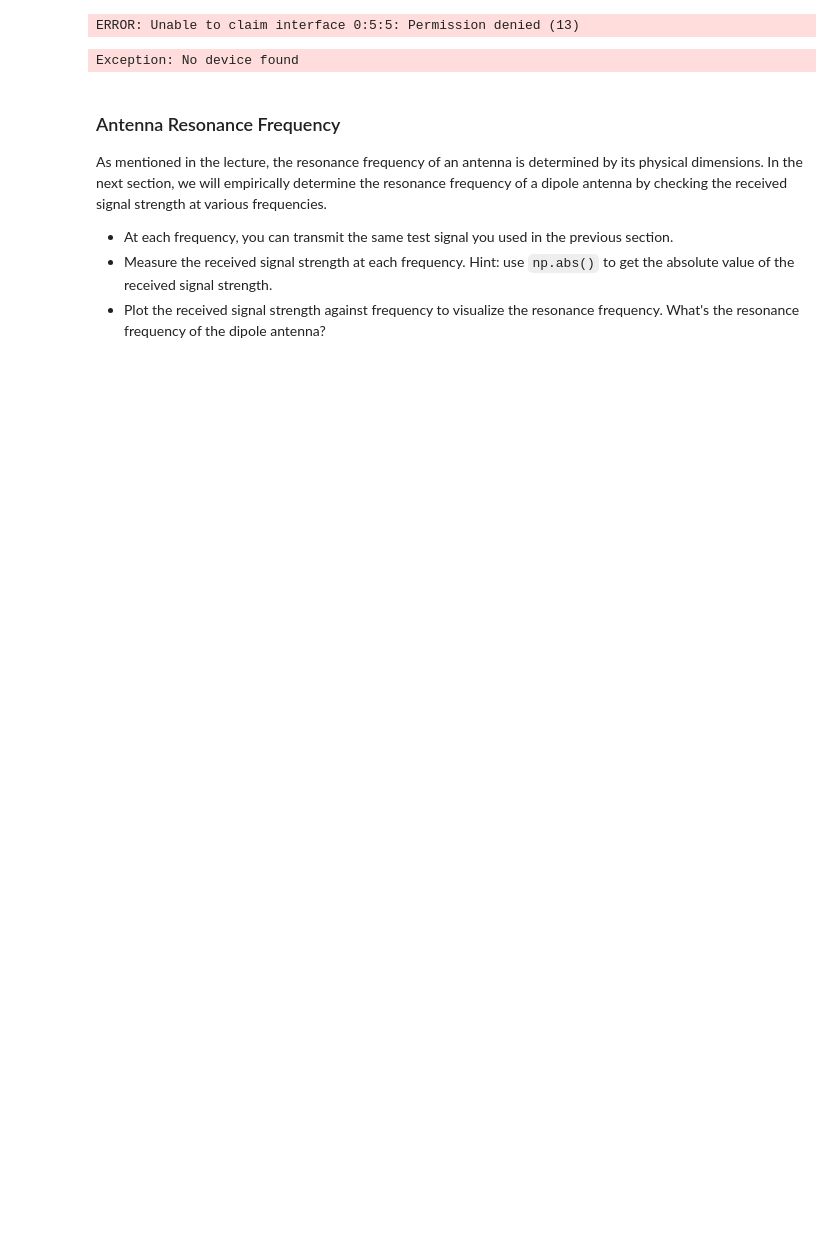
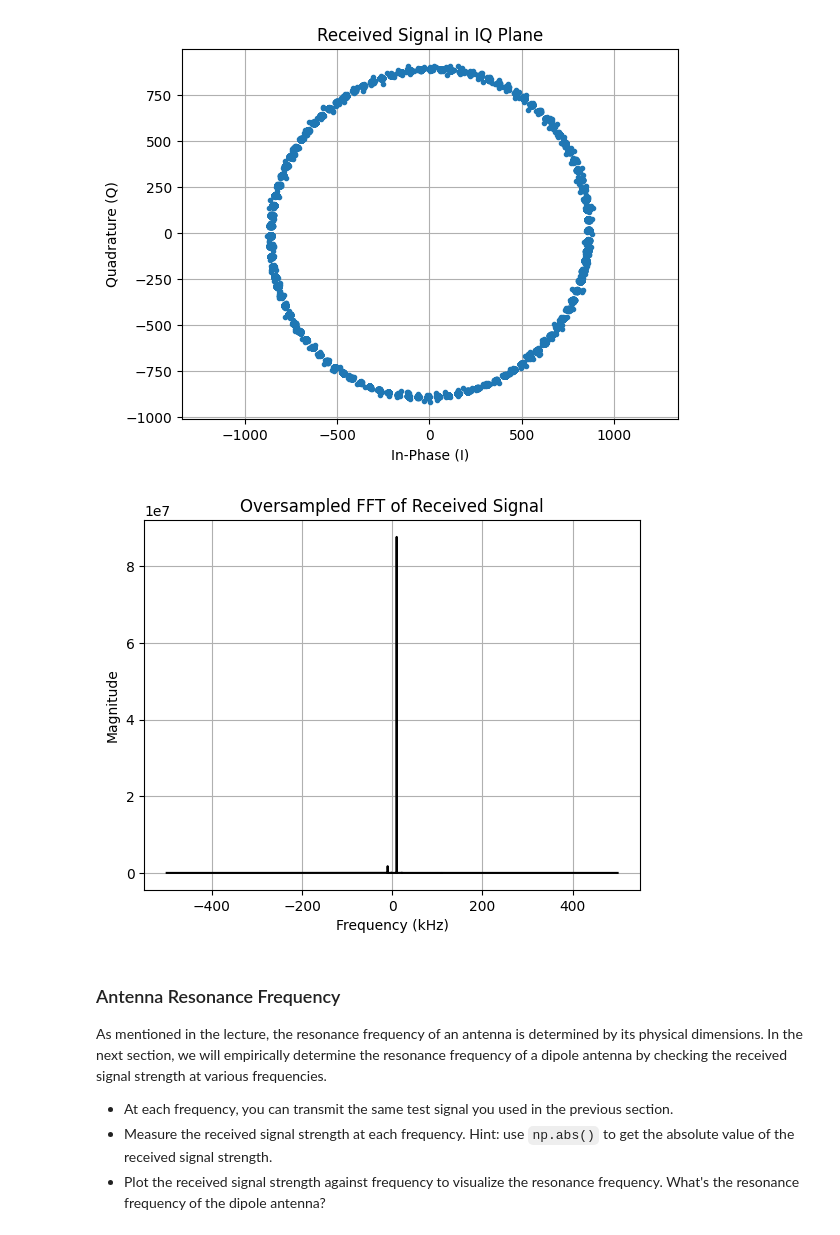
Before and after one commit to ArnavDagar/Cluster8-SDR-FinalProject, a Jupyter notebook: antenna_lab.ipynb, the cells around one changed output. Saved outputs shown, nothing was run; the diff lists cells and outputs as text; code cells hidden in the pictures; blank space fills up the shorter version.

```diff
--- a/antenna_lab.ipynb
+++ b/antenna_lab.ipynb
@@ -10,8 +18,8 @@ from comms_lib.pluto import Pluto
+# %%
+sdr = Pluto("usb:1.5.5")
 # %%
 # %% Initialize Pluto SDR
 sample_rate = 1e6  # baseband sampling rate (samples per second)
-
-sdr = adi.Pluto("usb:0.5.5")
 sdr.carrier_frequency = 815e6  # Set carrier frequency for transmission and reception
 sdr.sample_rate = int(sample_rate)  # Set baseband sampling rate of Pluto
 
@@ -20,41 +28,40 @@ N = 10000  # number of samples to transmit
 t = np.arange(N) / sample_rate  # time vector
 
 # TODO: generate a complex signal at 10kHz. Hint: use `np.exp`
-tx_signal = np.exp(1j * 2 * np.pi * 10e3 * t)  # 10kHz complex sinusoid
+tx_signal = np.exp(2j * np.pi * 10e3 * t).astype(np.complex64)  # Change this line
 
 # %% Transmit and receive signal
 # sdr.tx_gain = 0
 sdr.tx(tx_signal)
 
 rx_signal = sdr.rx()  # Capture raw samples from Pluto
 
 # plot the received signal
 plt.figure()
 plt.plot(np.real(rx_signal), np.imag(rx_signal), ".")
 plt.xlabel("In-Phase (I)")
 plt.ylabel("Quadrature (Q)")
 plt.title("Received Signal in IQ Plane")
 plt.grid(True)
 plt.axis("equal")
 plt.show()
 
 # TODO: plot the fft of the received signal
-rx_fft = np.fft.fftshift(np.fft.fft(rx_signal))  # Compute FFT and shift to center zero frequency
-rx_fft_mag = 20 * np.log10(np.abs(rx_fft) + 1e-12)  # Convert to dB scale with small offset to avoid log(0)
+rx_fft = np.fft.fftshift(np.abs(np.fft.fft(rx_signal)))  # Change this line!!
 
 # Get the actual frequency of the FFT: from -sample_rate/2 to sample_rate/2
-f = np.linspace(-sample_rate / 2, sample_rate / 2, len(rx_fft))
+f = np.linspace(sample_rate / -2, sample_rate / 2, len(rx_fft))
 
 plt.figure()
 plt.plot(f / 1e3, rx_fft, color="black")
 plt.xlabel("Frequency (kHz)")
 plt.ylabel("Magnitude")
 plt.title("Oversampled FFT of Received Signal")
 plt.grid(True)
 plt.show()
 # %% [output]
-ERROR: Unable to claim interface 0:5:5: Permission denied (13)
-Exception: No device found
+[figure, added]
+[figure, added]
 # %% [markdown]
 ### Antenna Resonance Frequency
 
```
Also changed, not shown: parts of 2 cells of this notebook.
